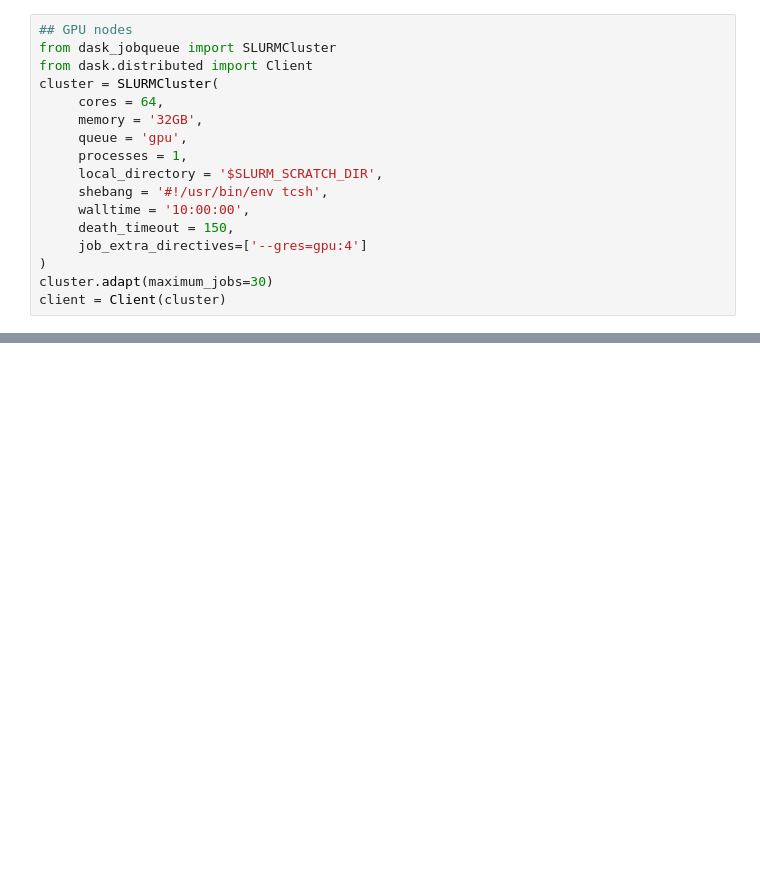
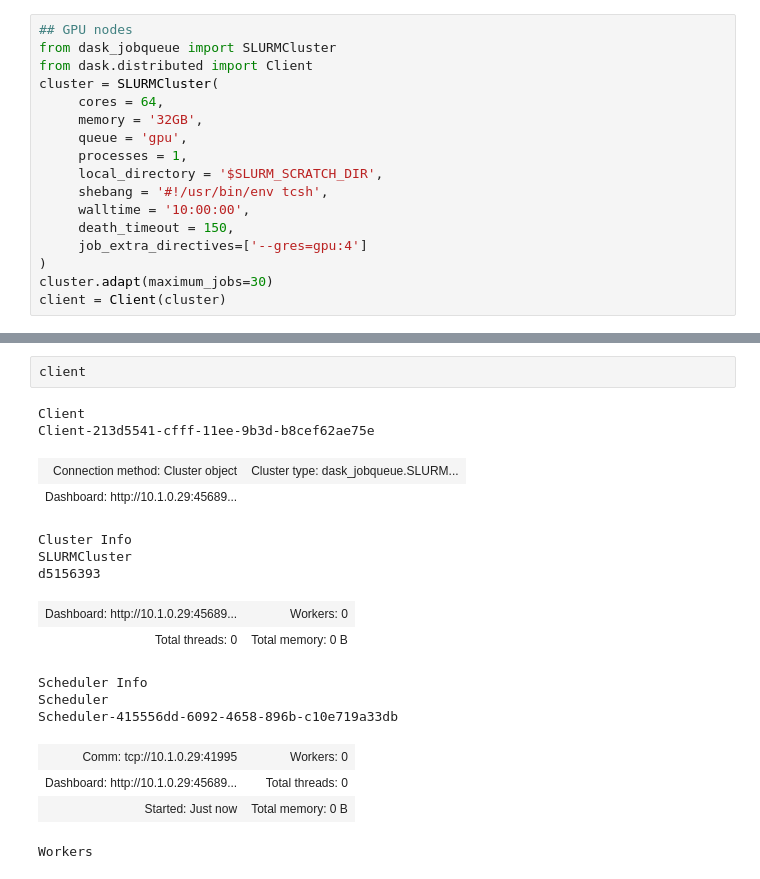
Before and after one commit to jboulanger/three-microns-beads-in-cells, a Jupyter notebook: Beads detection hpc.ipynb, the cells around one changed output, grey strips where cells are left out. Cells and saved outputs as stored; diff of their text form; blank space fills up the shorter version.

Commit message:
fix dask errors

```diff
--- a/Beads detection hpc.ipynb
+++ b/Beads detection hpc.ipynb
@@ -49 +53,20 @@ Hosting the HTTP server on port 40547 instead
   warnings.warn(
+# %%
+client
+# %% [output]
+Client
+Client-213d5541-cfff-11ee-9b3d-b8cef62ae75e
+| Connection method: Cluster object | Cluster type: dask_jobqueue.SLURM... |
+| Dashboard: http://10.1.0.29:45689... |  |
+Cluster Info
+SLURMCluster
+d5156393
+| Dashboard: http://10.1.0.29:45689... | Workers: 0 |
+| Total threads: 0 | Total memory: 0 B |
+Scheduler Info
+Scheduler
+Scheduler-415556dd-6092-4658-896b-c10e719a33db
+| Comm: tcp://10.1.0.29:41995 | Workers: 0 |
+| Dashboard: http://10.1.0.29:45689... | Total threads: 0 |
+| Started: Just now | Total memory: 0 B |
+Workers
```
Also changed, not shown: parts of 4 cells of this notebook, 1 other file.
